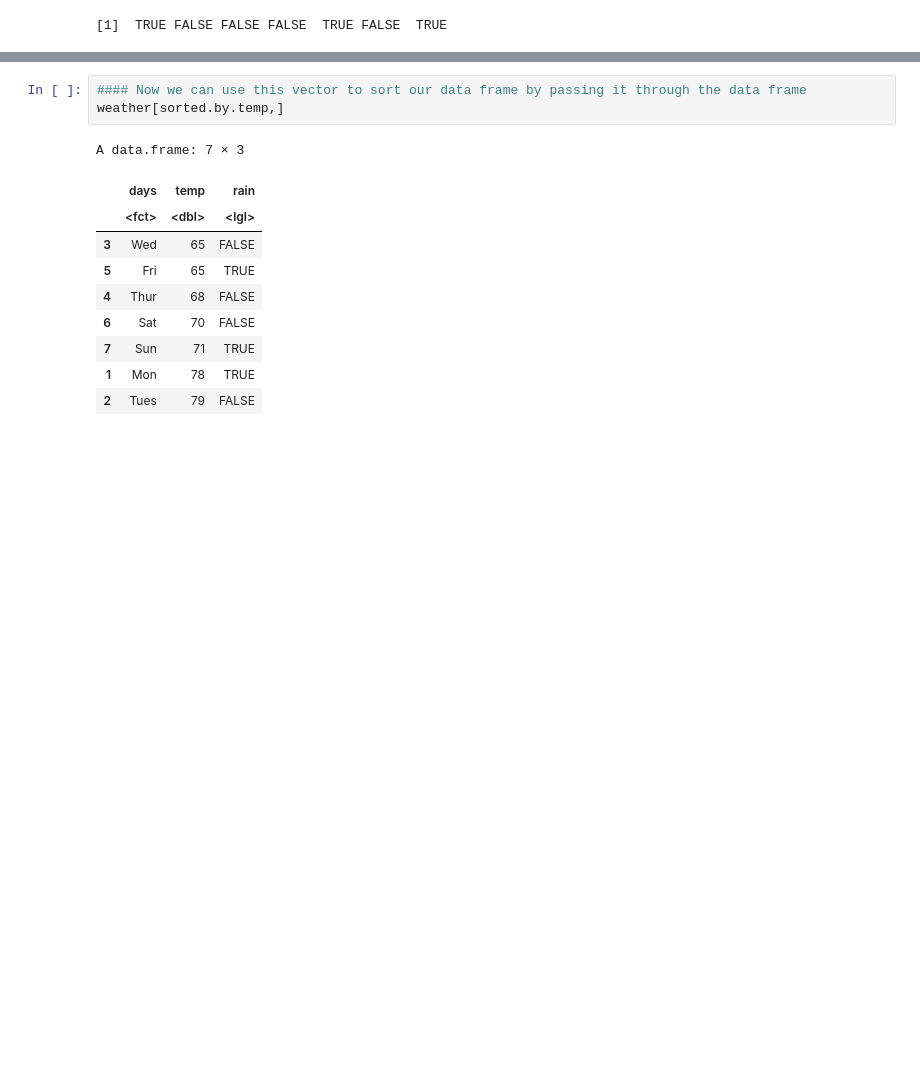
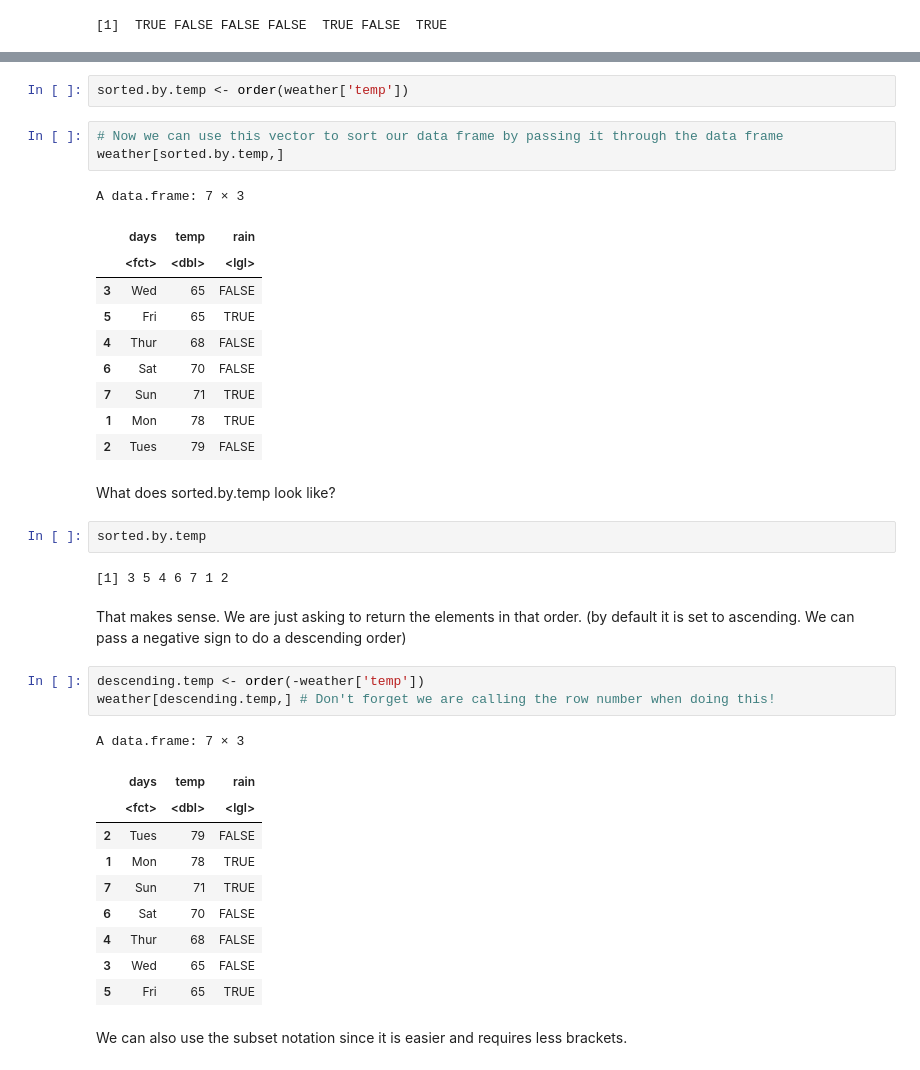
Before and after one commit to MichaelHotaling/Introduction-to-R, a Jupyter notebook: 15 Data Frame Selection and Indexing.ipynb, the cells around one changed output, grey strips where cells are left out. Saved outputs shown, nothing was run; the diff lists cells and outputs as text; blank space fills up the shorter version.

```diff
--- a/15 Data Frame Selection and Indexing.ipynb
+++ b/15 Data Frame Selection and Indexing.ipynb
@@ -74,5 +112,7 @@ sorted.by.temp #this will diplay the order of the values by their index values
+# %%
+sorted.by.temp <- order(weather['temp'])
 # %%
-#### Now we can use this vector to sort our data frame by passing it through the data frame
+# Now we can use this vector to sort our data frame by passing it through the data frame
 weather[sorted.by.temp,]
 # %% [output]
 A data.frame: 7 × 3
@@ -85,3 +125,27 @@ A data.frame: 7 × 3
 | 7 | Sun | 71 | TRUE |
 | 1 | Mon | 78 | TRUE |
 | 2 | Tues | 79 | FALSE |
+# %% [markdown]
+What does sorted.by.temp look like?
+# %%
+sorted.by.temp
+# %% [output]
+[1] 3 5 4 6 7 1 2
+# %% [markdown]
+That makes sense. We are just asking to return the elements in that order. (by default it is set to ascending. We can pass a negative sign to do a descending order)
+# %%
+descending.temp <- order(-weather['temp'])
+weather[descending.temp,] # Don't forget we are calling the row number when doing this!
+# %% [output]
+A data.frame: 7 × 3
+|  | days | temp | rain |
+|  | <fct> | <dbl> | <lgl> |
+| 2 | Tues | 79 | FALSE |
+| 1 | Mon | 78 | TRUE |
+| 7 | Sun | 71 | TRUE |
+| 6 | Sat | 70 | FALSE |
+| 4 | Thur | 68 | FALSE |
+| 3 | Wed | 65 | FALSE |
+| 5 | Fri | 65 | TRUE |
+# %% [markdown]
+We can also use the subset notation since it is easier and requires less brackets.
```
Also changed, not shown: parts of 22 cells of this notebook, 4 other files.
